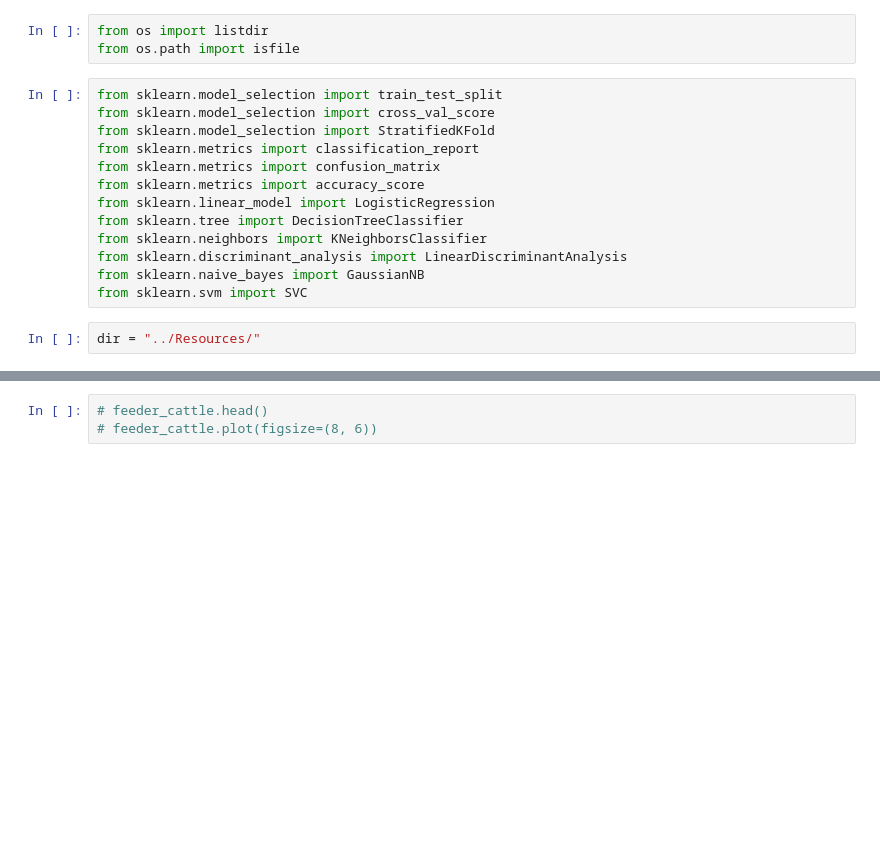
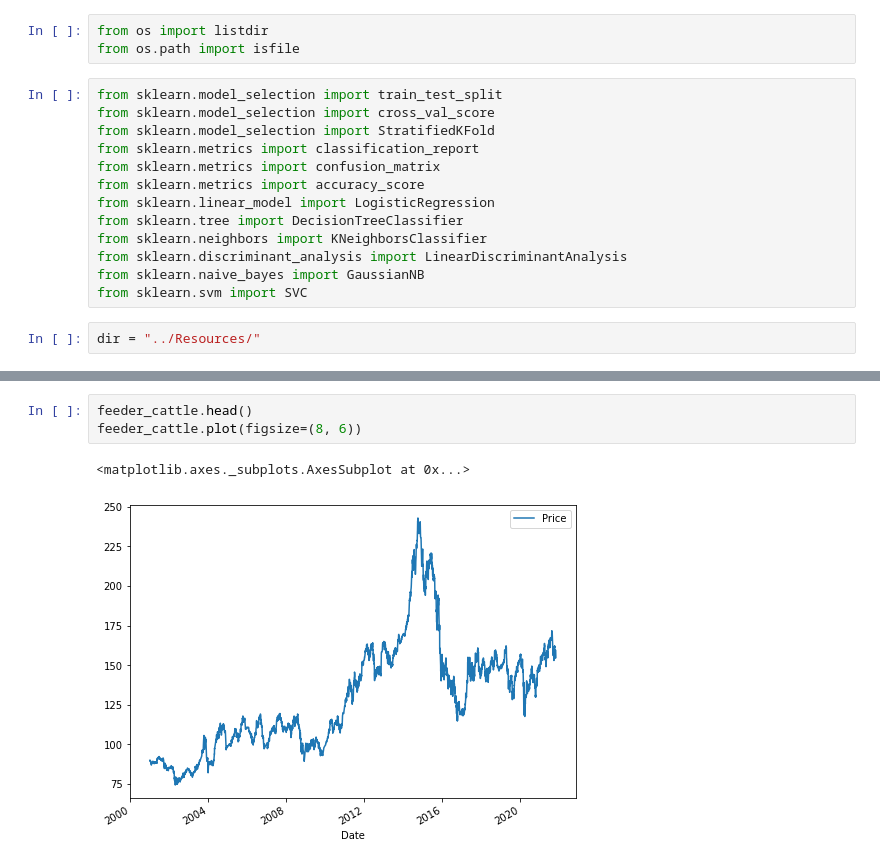
Before and after one commit to amack56/Project_2, a Jupyter notebook: Code/antonio.ipynb, the cells around one changed output, grey strips where cells are left out. Drawn from its saved outputs; the diff is of its cells as text; blank space fills up the shorter version.

```diff
--- a/Code/antonio.ipynb
+++ b/Code/antonio.ipynb
@@ -79,4 +95,7 @@ with sns.axes_style("white"):
 # %%
-# feeder_cattle.head()
-# feeder_cattle.plot(figsize=(8, 6))
+feeder_cattle.head()
+feeder_cattle.plot(figsize=(8, 6))
+# %% [output]
+<matplotlib.axes._subplots.AxesSubplot at 0x...>
+[figure, added]
 # %%
```
Also changed, not shown: parts of 10 cells of this notebook, 8 other files.
